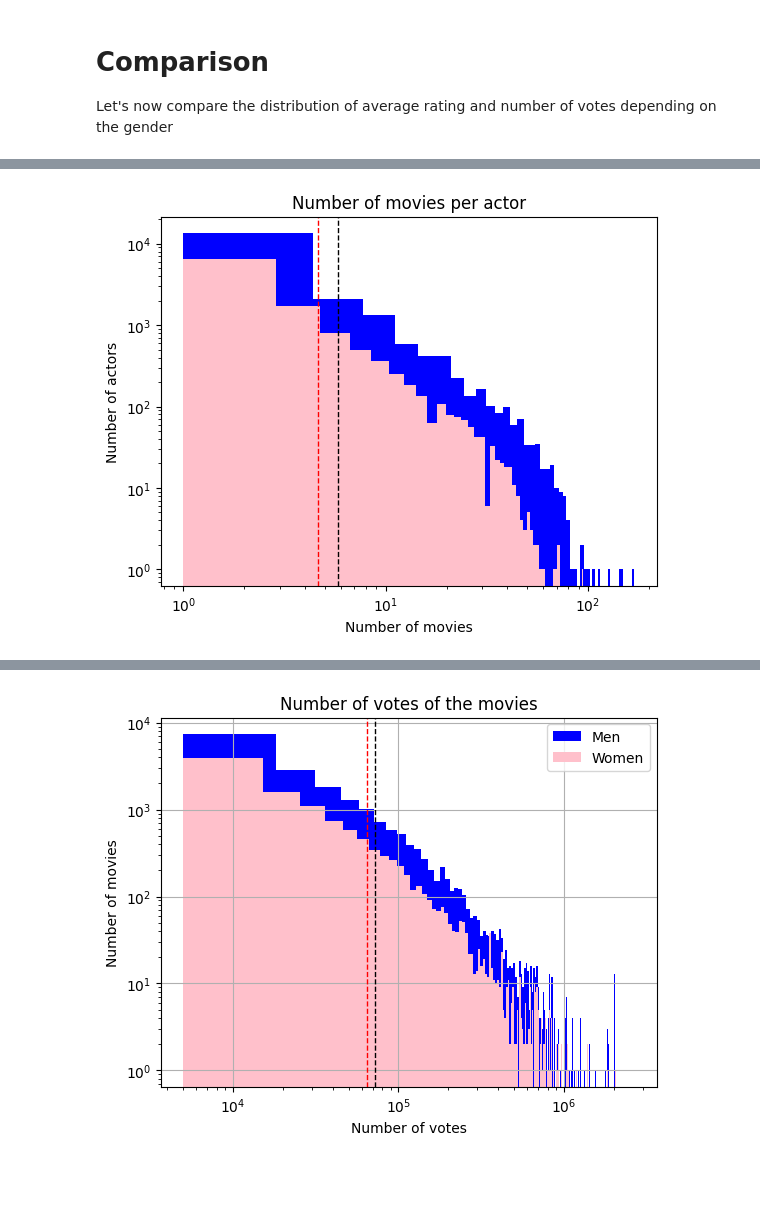
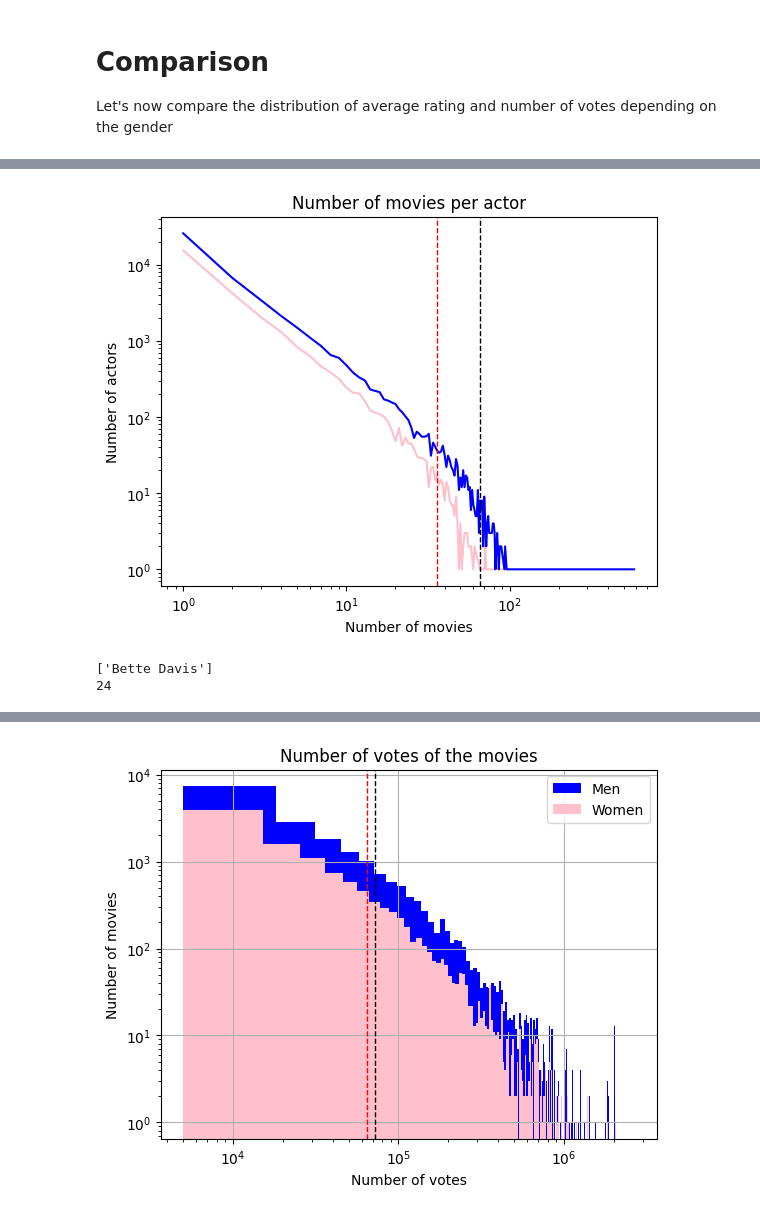
Before and after one commit to epfl-ada/ada-2022-project-armada, a Jupyter notebook: Maxime.ipynb, the cells around one changed output, grey strips where cells are left out. Drawn from its saved outputs; the diff is of its cells as text; code cells hidden in the pictures; blank space fills up the shorter version.

Commit message:
graph MaJ

```diff
--- a/Maxime.ipynb
+++ b/Maxime.ipynb
@@ -163,5 +163,11 @@ working_data = working_data.merge(character_data[['actor_gender', "freebase_acto
 
 # Remove duplocates of freebase_actor_ID
 working_data = working_data.drop_duplicates(subset='freebase_actor_ID', keep="first")
+working_data = working_data.rename(columns={'freebase_movie_ID': 'nb_movies'})
 
-working_data
+# Round ratio to 2 decimals
+working_data["ratio"] = working_data["ratio"].round(2)
+working_data["numVotes"] = working_data["numVotes"].round(0)
+working_data["averageRating"] = working_data["averageRating"].round(1)
+working_data["nb_character"] = working_data["nb_character"].round(0)
+working_data["f_character"] = working_data["f_character"].round(0)
@@ -190,18 +202,32 @@ working_data_m = working_data[working_data.actor_gender == 'M']
 # %%
-# Plot number of movies per actor
-plt.hist(working_data_m['freebase_movie_ID'], bins=50, label="Men", color='blue')
-plt.hist(working_data_f['freebase_movie_ID'], bins=50, label="Women", color='pink')
+working_data_f_movies = working_data_f.groupby('nb_movies').size()
+working_data_m_movies = working_data_m.groupby('nb_movies').size()
+
+# Plot number of movies distribution per gender
+plt.plot(working_data_f_movies.index, working_data_f_movies, label="Women", color='pink')
+plt.plot(working_data_m_movies.index, working_data_m_movies, label="Men", color='blue')
+
 # Add vertical line at the mean
-plt.axvline(working_data_m['freebase_movie_ID'].mean(), color='black', linestyle='dashed', linewidth=1)
-plt.axvline(working_data_f['freebase_movie_ID'].mean(), color='red', linestyle='dashed', linewidth=1)
+plt.axvline(working_data_m_movies.index.values.mean(), color='black', linestyle='dashed', linewidth=1)
+plt.axvline(working_data_f_movies.index.values.mean(), color='red', linestyle='dashed', linewidth=1)
 plt.title('Number of movies per actor')
 plt.xlabel('Number of movies')
 plt.ylabel('Number of actors')
 plt.loglog()
 plt.legend
 plt.show()
 
 # Faire graphe poire avec Y: nb films, pas d'axe X mais 2 poires, une pour homme et une pour femmes,
 # et la largeur de la poire = nb d'acteurs/rices qui ont fait ce nombre de films
+
+# Get actor name based on freebase_actor_ID
+print(character_data[character_data.freebase_actor_ID ==\
+     working_data_f[working_data_f.nb_movies > 90].freebase_actor_ID.values[0]].actor_name.unique())
+
+
+# Number of actors who featured in more than 90 movies
+print(working_data_m[working_data_m.nb_movies > 90].freebase_actor_ID.count())
 # %% [output]
-[figure, old version]
+[figure, new version]
+['Bette Davis']
+24
```
Also changed, not shown: parts of 7 cells of this notebook.
